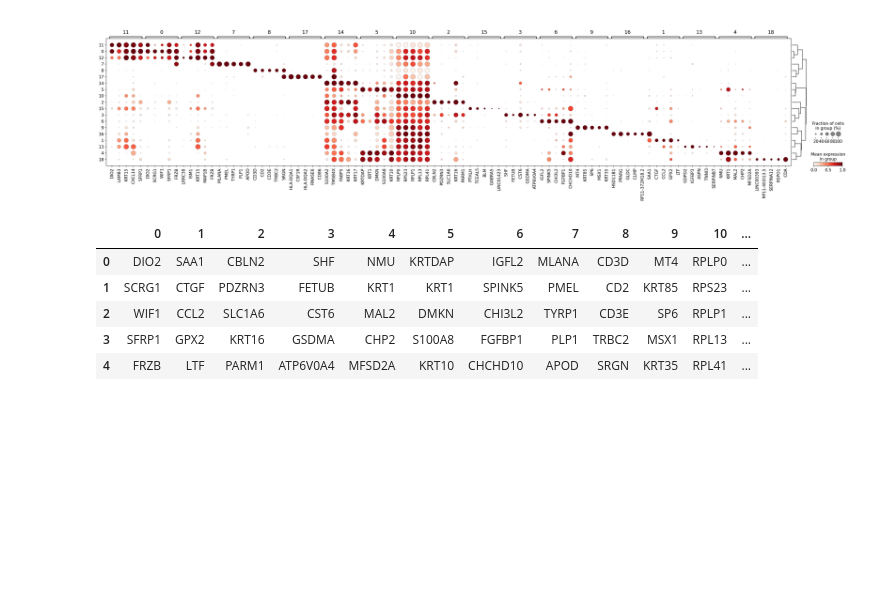
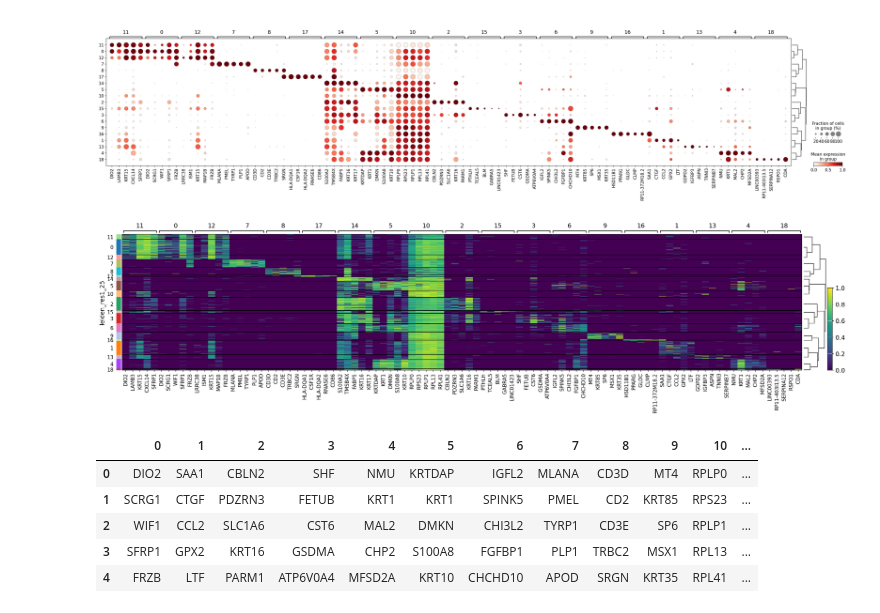
Before and after one commit to PhilipPeffer/scRNA-seq-analysis, a Jupyter notebook: cellular_structure/annotation/annotation.ipynb, the cells around one changed output. Drawn from its saved outputs; the diff is of its cells as text; code cells hidden in the pictures; blank space fills up the shorter version.

Commit message:
add marker_genes

```diff
--- a/cellular_structure/annotation/annotation.ipynb
+++ b/cellular_structure/annotation/annotation.ipynb
@@ -126,6 +130,13 @@ sc.pl.rank_genes_groups_dotplot(
 # %% [output]
 WARNING: dendrogram data not found (using key=dendrogram_leiden_res1_25). Running `sc.tl.dendrogram` with default parameters. For fine tuning it is recommended to run `sc.tl.dendrogram` independently.
 [figure]
+# %%
+# visualize top DEGs per cluster with a heatmap
+sc.pl.rank_genes_groups_heatmap(
+    adata_sym, groupby="leiden_res1_25", standard_scale="var", n_genes=5, key="dea_leiden_res1_25", show_gene_labels=True
+)
+# %% [output]
+[figure, added]
 # %%
 pd.DataFrame(adata_sym.uns["dea_leiden_res1_25"]["names"]).head(5)
 # %% [output]
```
Also changed, not shown: parts of 12 cells of this notebook, 1 other file.
